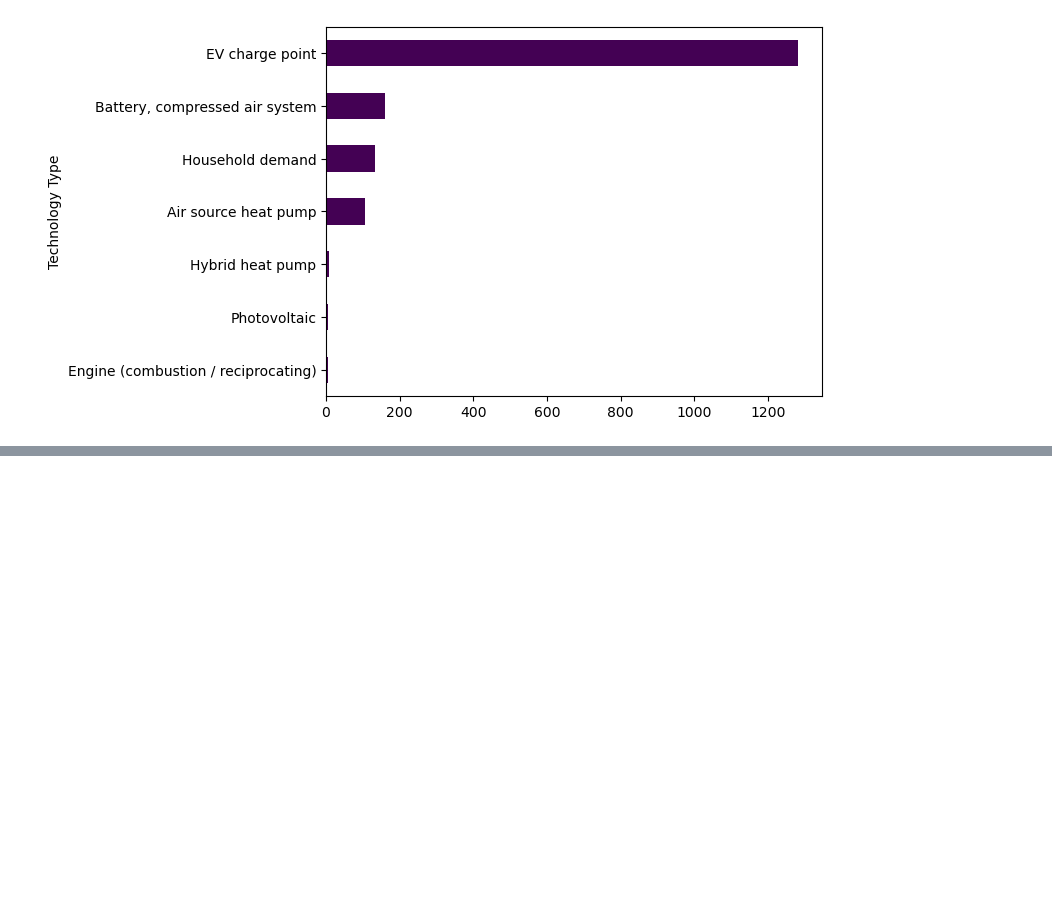
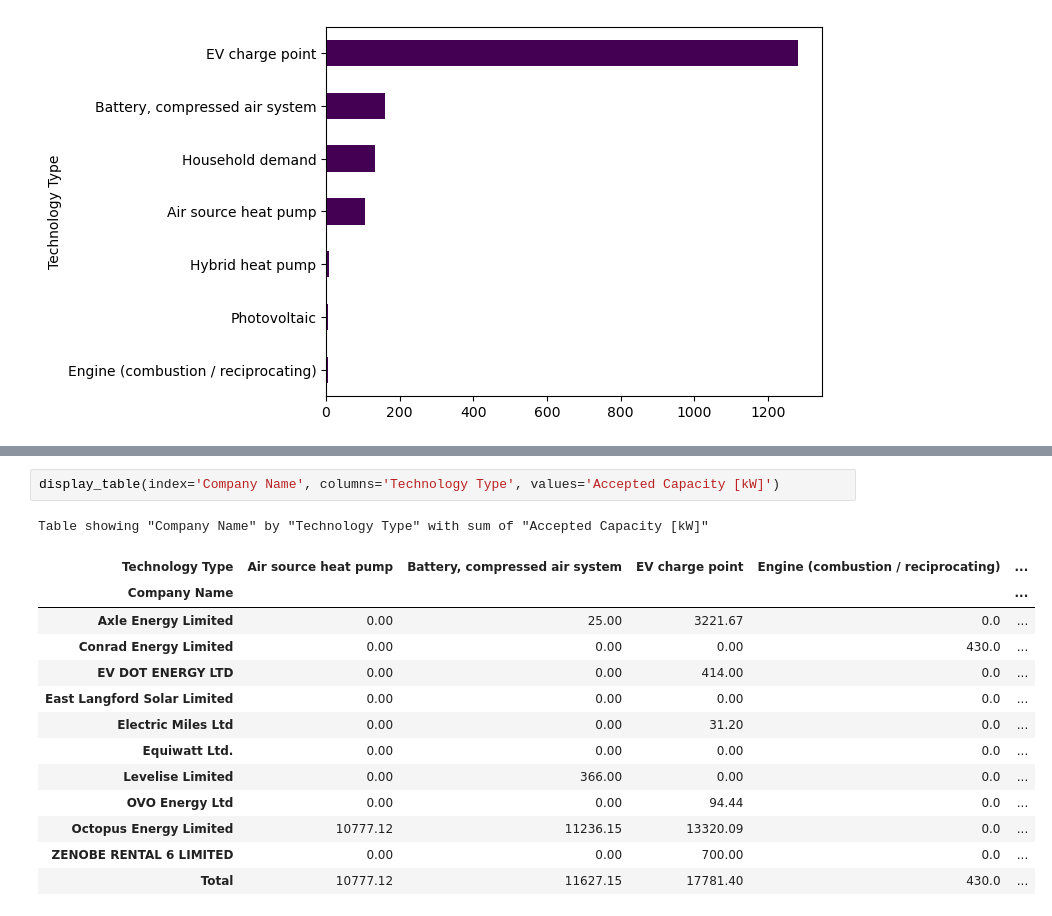
Before and after one commit to johnomage/Flexibility-Trades-Data-EDA, a Jupyter notebook: flex_analysis.ipynb, the cells around one changed output, grey strips where cells are left out. Drawn from its saved outputs; the diff is of its cells as text; blank space fills up the shorter version.

```diff
--- a/flex_analysis.ipynb
+++ b/flex_analysis.ipynb
@@ -72,0 +109,17 @@ data['Technology Type'].value_counts().sort_values().plot(kind='barh', colormap=
+# %%
+display_table(index='Company Name', columns='Technology Type', values='Accepted Capacity [kW]')
+# %% [output]
+Table showing "Company Name" by "Technology Type" with sum of "Accepted Capacity [kW]"
+| Technology Type | Air source heat pump | Battery, compressed air system | EV charge point | Engine (combustion / reciprocating) | ... |
+| Company Name |  |  |  |  | ... |
+| Axle Energy Limited | 0.00 | 25.00 | 3221.67 | 0.0 | ... |
+| Conrad Energy Limited | 0.00 | 0.00 | 0.00 | 430.0 | ... |
+| EV DOT ENERGY LTD | 0.00 | 0.00 | 414.00 | 0.0 | ... |
+| East Langford Solar Limited | 0.00 | 0.00 | 0.00 | 0.0 | ... |
+| Electric Miles Ltd | 0.00 | 0.00 | 31.20 | 0.0 | ... |
+| Equiwatt Ltd. | 0.00 | 0.00 | 0.00 | 0.0 | ... |
+| Levelise Limited | 0.00 | 366.00 | 0.00 | 0.0 | ... |
+| OVO Energy Ltd | 0.00 | 0.00 | 94.44 | 0.0 | ... |
+| Octopus Energy Limited | 10777.12 | 11236.15 | 13320.09 | 0.0 | ... |
+| ZENOBE RENTAL 6 LIMITED | 0.00 | 0.00 | 700.00 | 0.0 | ... |
+| Total | 10777.12 | 11627.15 | 17781.40 | 430.0 | ... |
```
Also changed, not shown: parts of 12 cells of this notebook.
